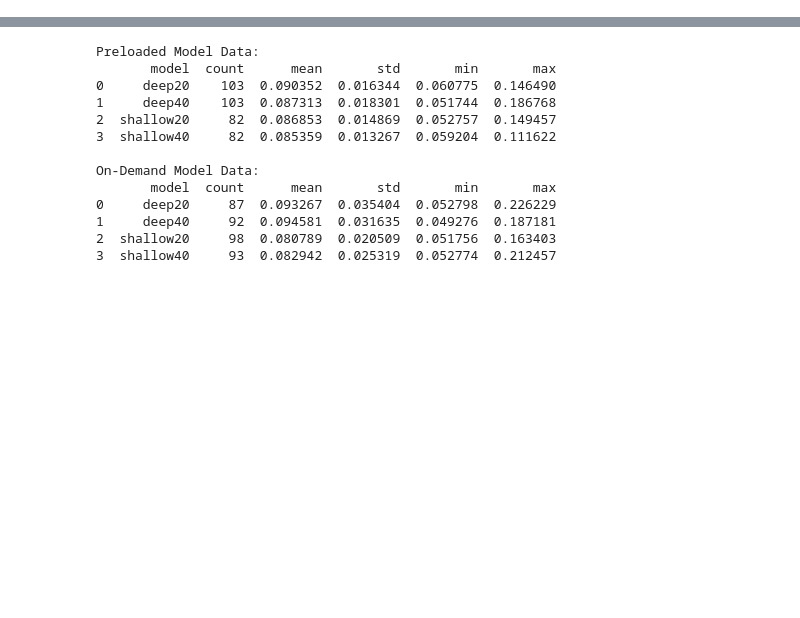
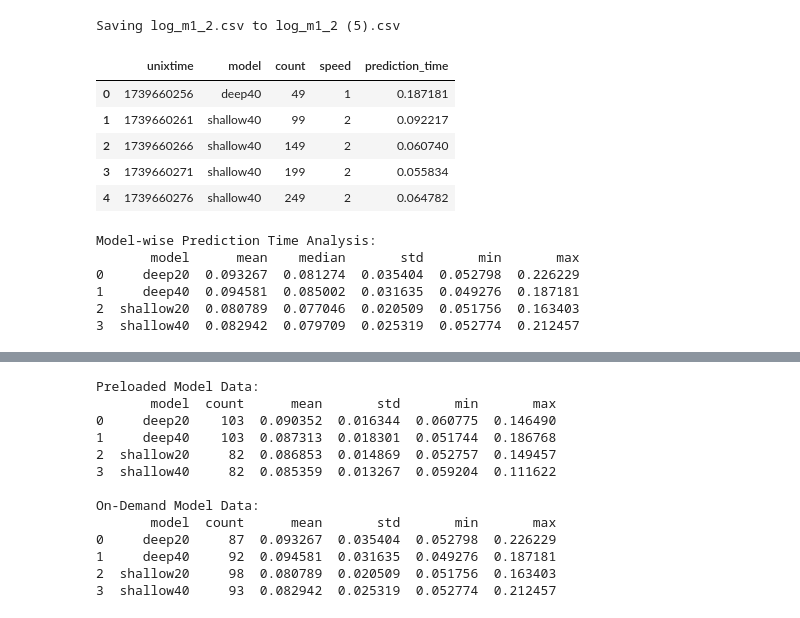
Before and after one commit to niranjanmeegammana/SD_NGFW_JP, a Jupyter notebook: python/ngfw/ipynb/SD NGFW Preditions Times.ipynb, the cells around one changed output, grey strips where cells are left out. Drawn from its saved outputs; the diff is of its cells as text; code cells hidden in the pictures; blank space fills up the shorter version.

```diff
--- a/python/ngfw/ipynb/SD NGFW Preditions Times.ipynb
+++ b/python/ngfw/ipynb/SD NGFW Preditions Times.ipynb
@@ -0,0 +1,16 @@
+# %%
+#log_m1_2.csv
+import pandas as pd
+import matplotlib.pyplot as plt
+import seaborn as sns
+
+# Upload CSV file from local system
+from google.colab import files
+uploaded = files.upload()
+
+# Read the uploaded CSV file (replace 'your_file.csv' with actual file name)
+file_name = list(uploaded.keys())[0]
+df1 = pd.read_csv(file_name)
+df1.columns = df1.columns.str.strip()  # Clean column names
+df1.head()
+# %% [output]
@@ -0,0 +18,20 @@
+Saving log_m1_2.csv to log_m1_2 (5).csv
+|  | unixtime | model | count | speed | prediction_time |
+| 0 | 1739660256 | deep40 | 49 | 1 | 0.187181 |
+| 1 | 1739660261 | shallow40 | 99 | 2 | 0.092217 |
+| 2 | 1739660266 | shallow40 | 149 | 2 | 0.060740 |
+| 3 | 1739660271 | shallow40 | 199 | 2 | 0.055834 |
+| 4 | 1739660276 | shallow40 | 249 | 2 | 0.064782 |
+# %%
+# Group by model and calculate statistics
+# Group by model and calculate statistics for df1
+model_stats1 = df1.groupby("model")["prediction_time"].agg(["mean", "median", "std", "min", "max"]).reset_index()
+print("Model-wise Prediction Time Analysis:")
+print(model_stats1)
+# %% [output]
+Model-wise Prediction Time Analysis:
+       model      mean    median       std       min       max
+0     deep20  0.093267  0.081274  0.035404  0.052798  0.226229
+1     deep40  0.094581  0.085002  0.031635  0.049276  0.187181
+2  shallow20  0.080789  0.077046  0.020509  0.051756  0.163403
+3  shallow40  0.082942  0.079709  0.025319  0.052774  0.212457
```
Also changed, not shown: parts of 8 cells of this notebook, 3 other files.
